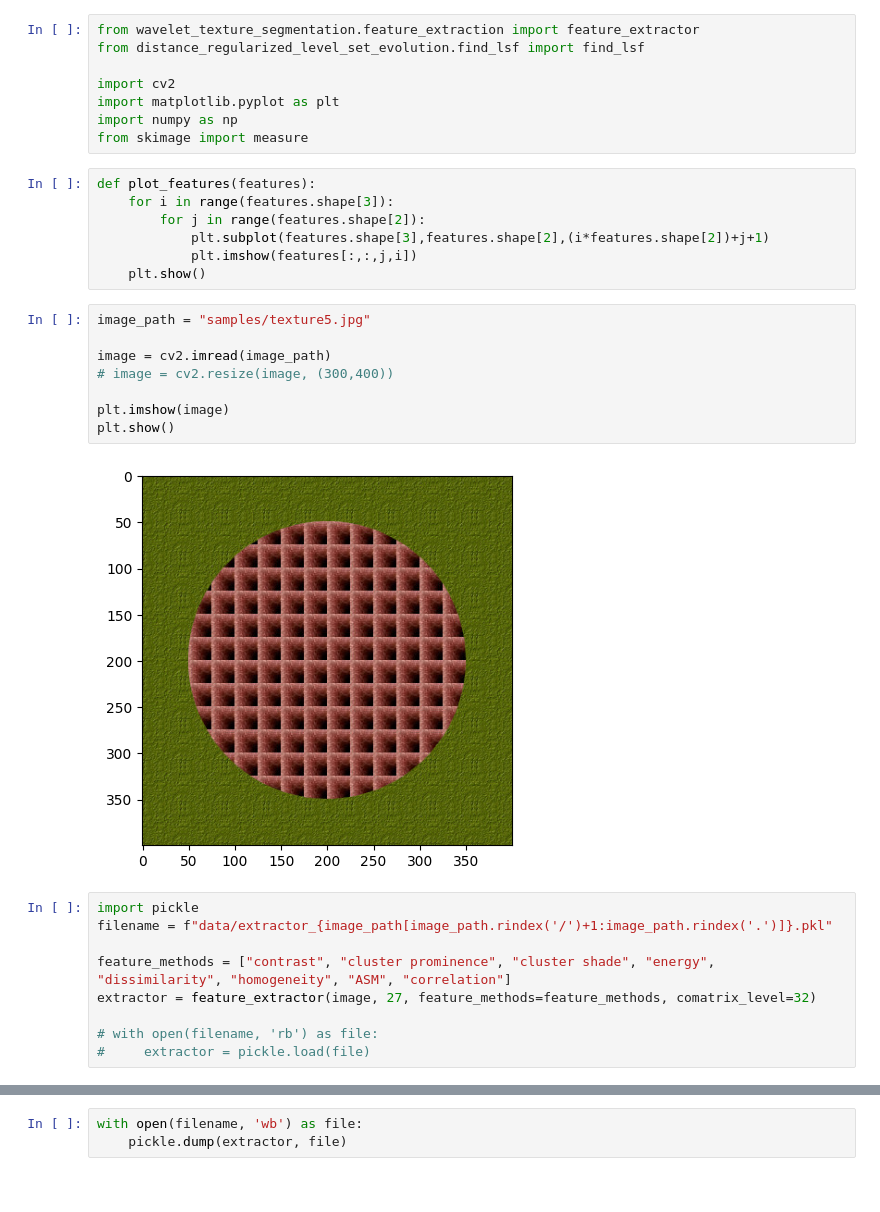
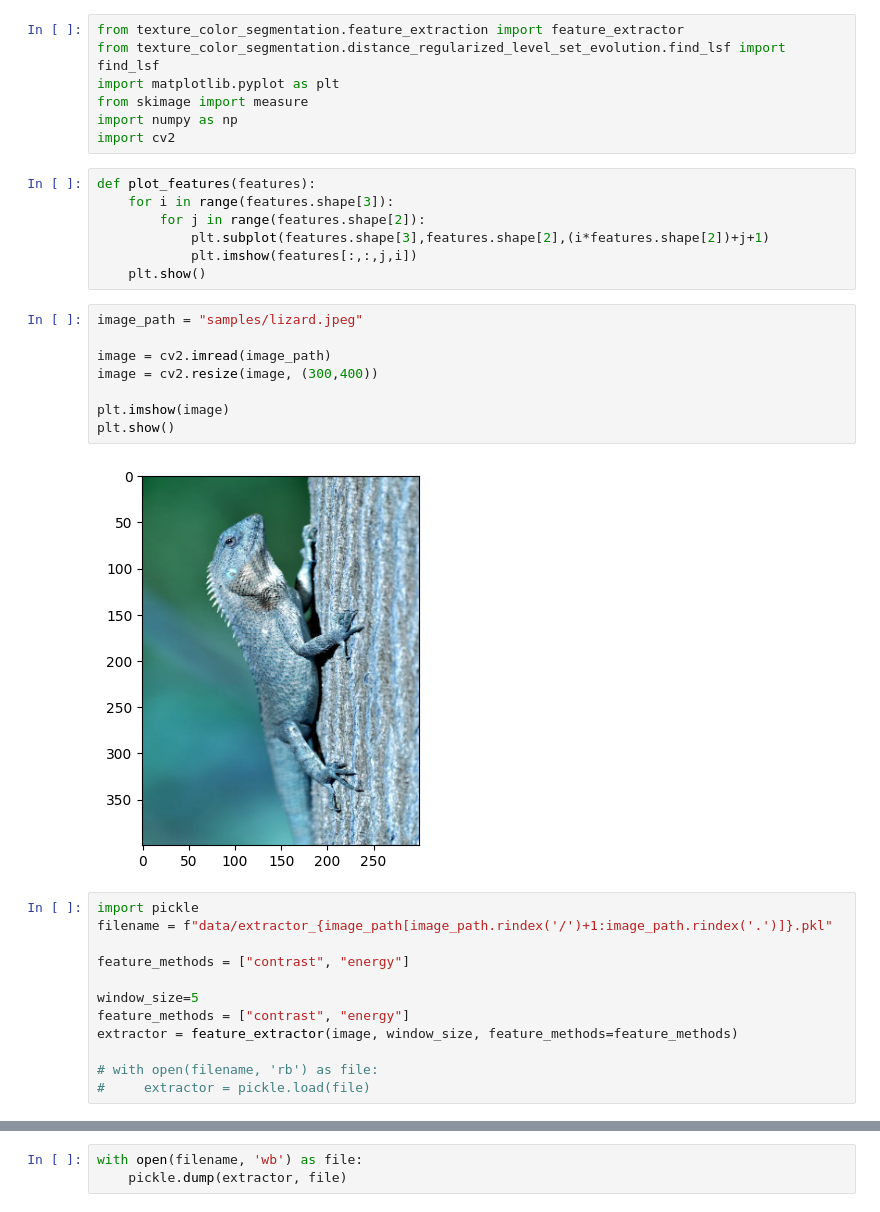
Before and after one commit to HuysArthur/texture-features-as-optimization-for-unsupervised-image-segmentation, a Jupyter notebook: texture-segmentation.ipynb, the cells around one changed output, grey strips where cells are left out. Cells and saved outputs as stored; diff of their text form.

```diff
--- a/texture-segmentation.ipynb
+++ b/texture-segmentation.ipynb
@@ -1,11 +1,10 @@
 # %%
-from wavelet_texture_segmentation.feature_extraction import feature_extractor
-from distance_regularized_level_set_evolution.find_lsf import find_lsf
-
+from texture_color_segmentation.feature_extraction import feature_extractor
+from texture_color_segmentation.distance_regularized_level_set_evolution.find_lsf import find_lsf
+import matplotlib.pyplot as plt
+from skimage import measure
+import numpy as np
 import cv2
-import matplotlib.pyplot as plt
-import numpy as np
-from skimage import measure
 # %%
 def plot_features(features):
     for i in range(features.shape[3]):
@@ -14,21 +13,24 @@ def plot_features(features):
             plt.imshow(features[:,:,j,i])
     plt.show()
 # %%
-image_path = "samples/texture5.jpg"
+image_path = "samples/lizard.jpeg"
 
 image = cv2.imread(image_path)
-# image = cv2.resize(image, (300,400))
+image = cv2.resize(image, (300,400))
 
 plt.imshow(image)
 plt.show()
 # %% [output]
-[figure, old version]
+[figure, new version]
 # %%
 import pickle
 filename = f"data/extractor_{image_path[image_path.rindex('/')+1:image_path.rindex('.')]}.pkl"
 
-feature_methods = ["contrast", "cluster prominence", "cluster shade", "energy", "dissimilarity", "homogeneity", "ASM", "correlation"]
-extractor = feature_extractor(image, 27, feature_methods=feature_methods, comatrix_level=32)
+feature_methods = ["contrast", "energy"]
+
+window_size=5
+feature_methods = ["contrast", "energy"]
+extractor = feature_extractor(image, window_size, feature_methods=feature_methods)
 
 # with open(filename, 'rb') as file:
 #     extractor = pickle.load(file)
```
Also changed, not shown: parts of 7 cells of this notebook, 10 other files.
